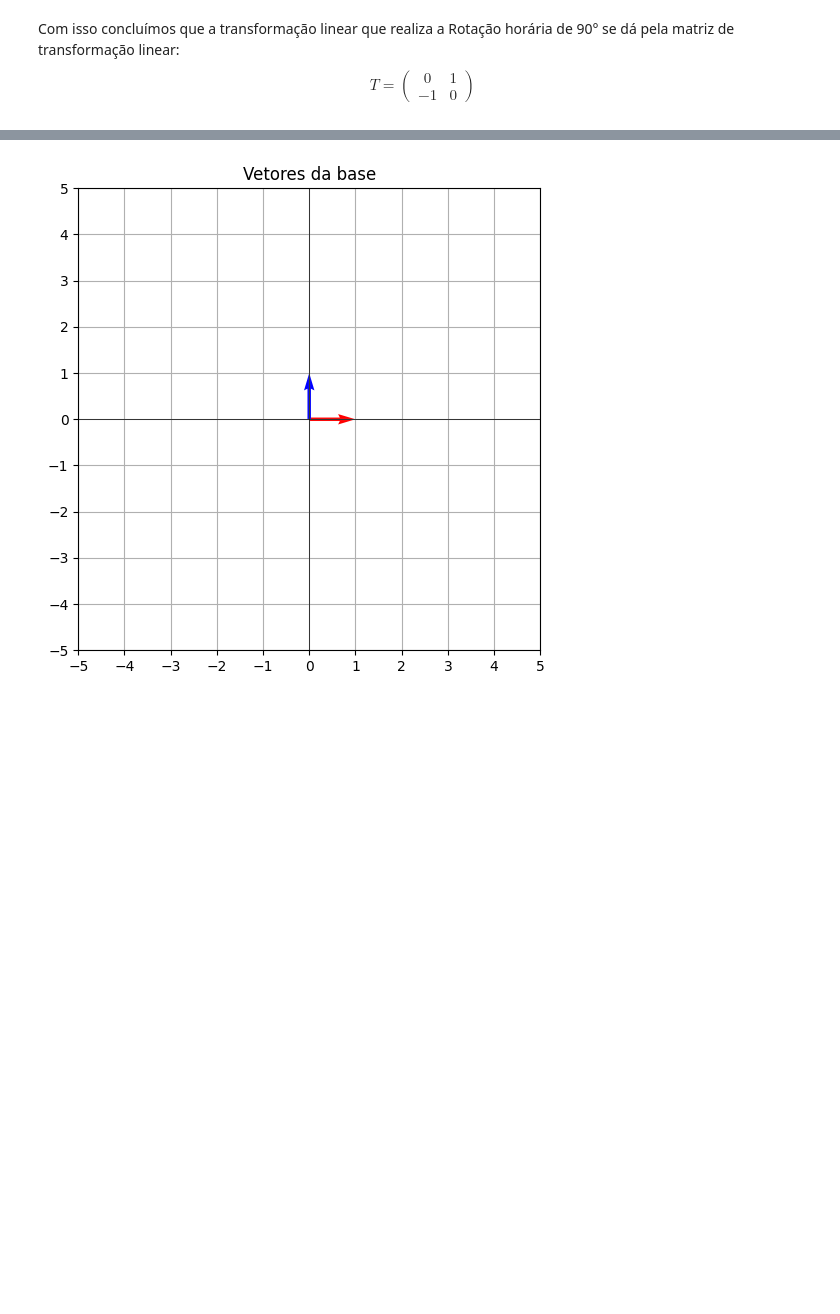
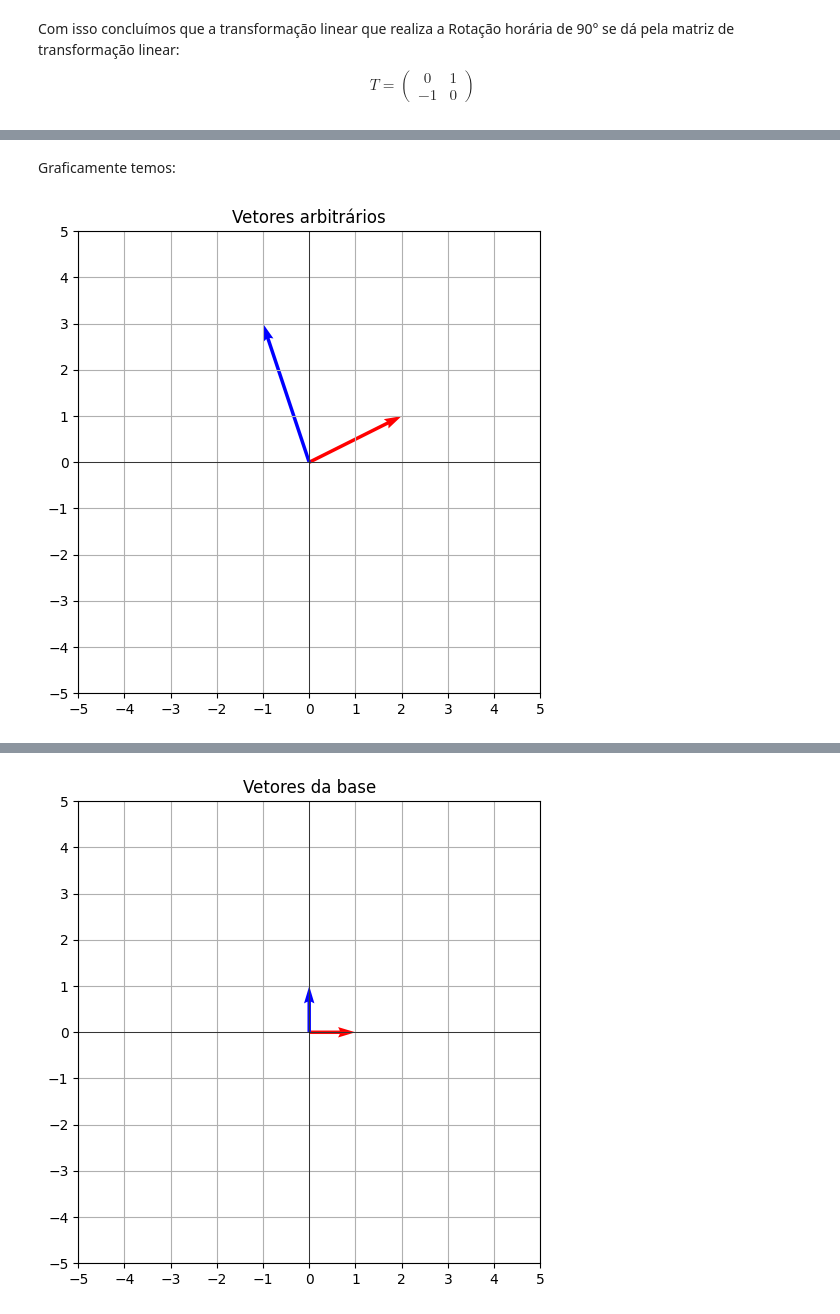
Before and after one commit to Itallo0708/Computational-Mathematics, a Jupyter notebook: Atividade0.ipynb, the cells around one changed output, grey strips where cells are left out. Drawn from its saved outputs; the diff is of its cells as text; code cells hidden in the pictures; blank space fills up the shorter version.

Commit message:
Inserção de exemplos com vetores arbitrários.

```diff
--- a/Atividade0.ipynb
+++ b/Atividade0.ipynb
@@ -58,0 +103,19 @@ $$
+# %% [markdown]
+Graficamente temos:
+# %%
+vetores = np.array([[2,1 ], [-1, 3]])
+plt.figure(figsize=(6,6))
+plt.quiver(0, 0, vetores[0, 0], vetores[0, 1], angles='xy', scale_units='xy', scale=1, color='r')
+plt.quiver(0, 0, vetores[1, 0], vetores[1, 1], angles='xy', scale_units='xy', scale=1, color='b')
+plt.xlim(-5, 5)
+plt.ylim(-5, 5)
+plt.xticks(np.arange(-5, 6, 1))
+plt.yticks(np.arange(-5, 6, 1))
+plt.axhline(0,color='black', linewidth= 0.5)
+plt.axvline(0,color='black', linewidth= 0.5)
+plt.grid(True)
+plt.gca().set_aspect('equal', adjustable='box')
+plt.title("Vetores arbitrários")
+plt.show()
+# %% [output]
+[figure, added]
```
Also changed, not shown: parts of 11 cells of this notebook.
